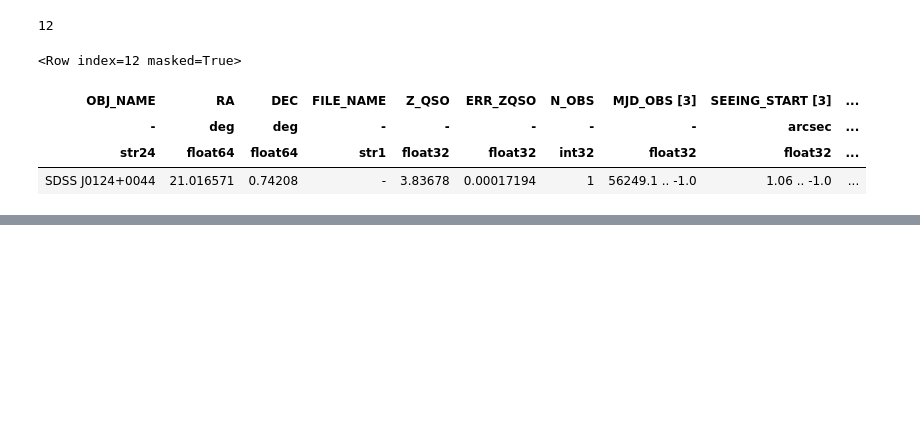
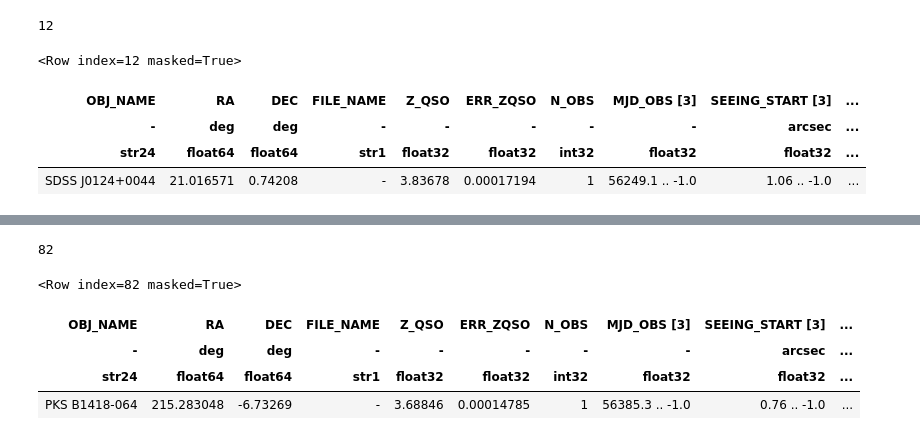
Before and after one commit to specdb/igmspec, a Jupyter notebook: docs/datasets/XQ-100.ipynb, the cells around one changed output, grey strips where cells are left out. Saved outputs shown, nothing was run; the diff lists cells and outputs as text; code cells hidden in the pictures; blank space fills up the shorter version.

```diff
--- a/docs/datasets/XQ-100.ipynb
+++ b/docs/datasets/XQ-100.ipynb
@@ -234,0 +280,12 @@ meta[imt]
+# %%
+np.argmax(d2d.to('arcsec'))
+# %% [output]
+82
+# %%
+meta[82]
+# %% [output]
+<Row index=82 masked=True>
+| OBJ_NAME | RA | DEC | FILE_NAME | Z_QSO | ERR_ZQSO | N_OBS | MJD_OBS [3] | SEEING_START [3] | ... |
+| - | deg | deg | - | - | - | - | - | arcsec | ... |
+| str24 | float64 | float64 | str1 | float32 | float32 | int32 | float32 | float32 | ... |
+| PKS B1418-064 | 215.283048 | -6.73269 | - | 3.68846 | 0.00014785 | 1 | 56385.3 .. -1.0 | 0.76 .. -1.0 | ... |
```
Also changed, not shown: parts of 16 cells of this notebook, 2 other files.
